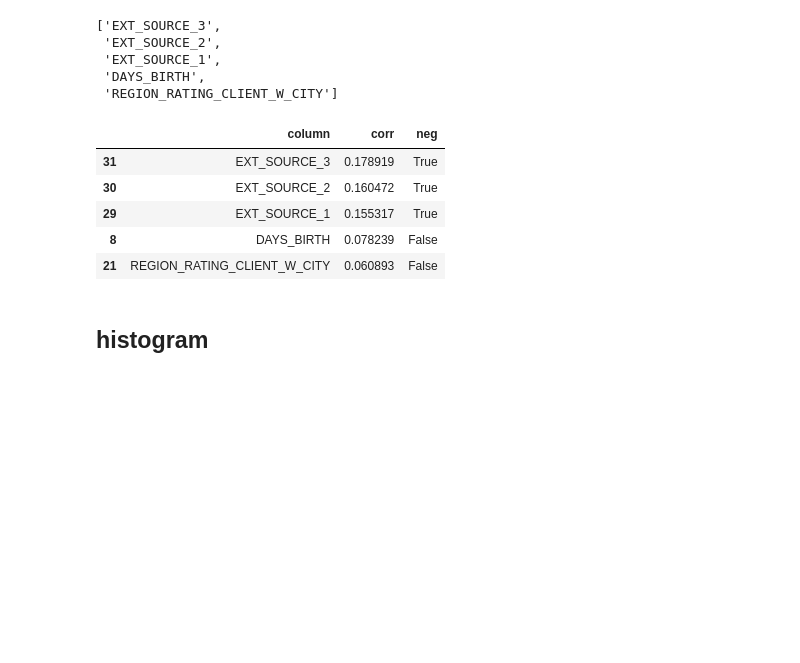
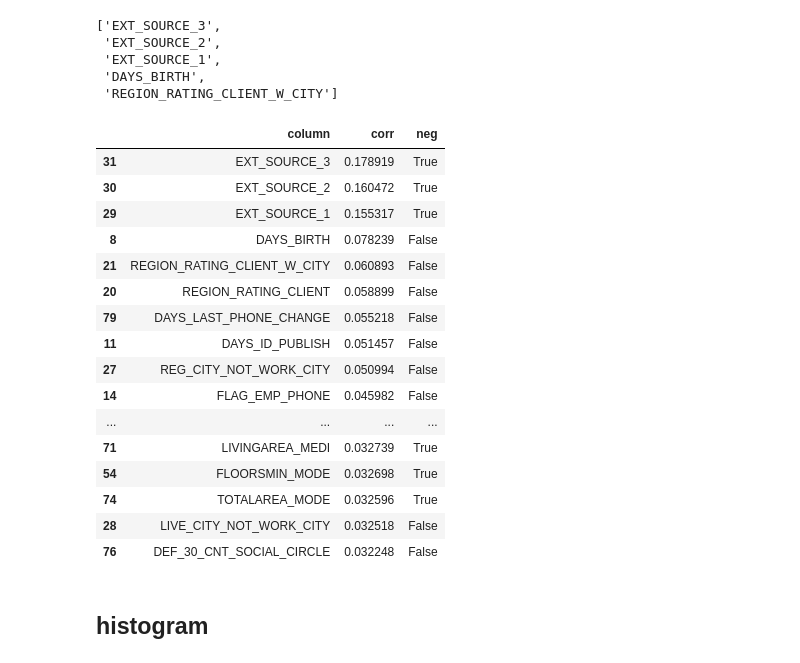
Before and after one commit to KienVu2368/tabint, a Jupyter notebook: nbs/home_credit.ipynb, the cells around one changed output. Cells and saved outputs as stored; diff of their text form; code cells hidden in the pictures; blank space fills up the shorter version.

```diff
--- a/nbs/home_credit.ipynb
+++ b/nbs/home_credit.ipynb
@@ -159,14 +159,25 @@ corr.top(5)
  'DAYS_BIRTH',
  'REGION_RATING_CLIENT_W_CITY']
 # %%
-corr[:5]
+corr[:30]
 # %% [output]
 |  | column | corr | neg |
 | 31 | EXT_SOURCE_3 | 0.178919 | True |
 | 30 | EXT_SOURCE_2 | 0.160472 | True |
 | 29 | EXT_SOURCE_1 | 0.155317 | True |
 | 8 | DAYS_BIRTH | 0.078239 | False |
 | 21 | REGION_RATING_CLIENT_W_CITY | 0.060893 | False |
+| 20 | REGION_RATING_CLIENT | 0.058899 | False |
+| 79 | DAYS_LAST_PHONE_CHANGE | 0.055218 | False |
+| 11 | DAYS_ID_PUBLISH | 0.051457 | False |
+| 27 | REG_CITY_NOT_WORK_CITY | 0.050994 | False |
+| 14 | FLAG_EMP_PHONE | 0.045982 | False |
+| ... | ... | ... | ... |
+| 71 | LIVINGAREA_MEDI | 0.032739 | True |
+| 54 | FLOORSMIN_MODE | 0.032698 | True |
+| 74 | TOTALAREA_MODE | 0.032596 | True |
+| 28 | LIVE_CITY_NOT_WORK_CITY | 0.032518 | False |
+| 76 | DEF_30_CNT_SOCIAL_CIRCLE | 0.032248 | False |
 # %% [markdown]
 ## histogram
 # %%
```
Also changed, not shown: parts of 8 cells of this notebook, 1 other file.
